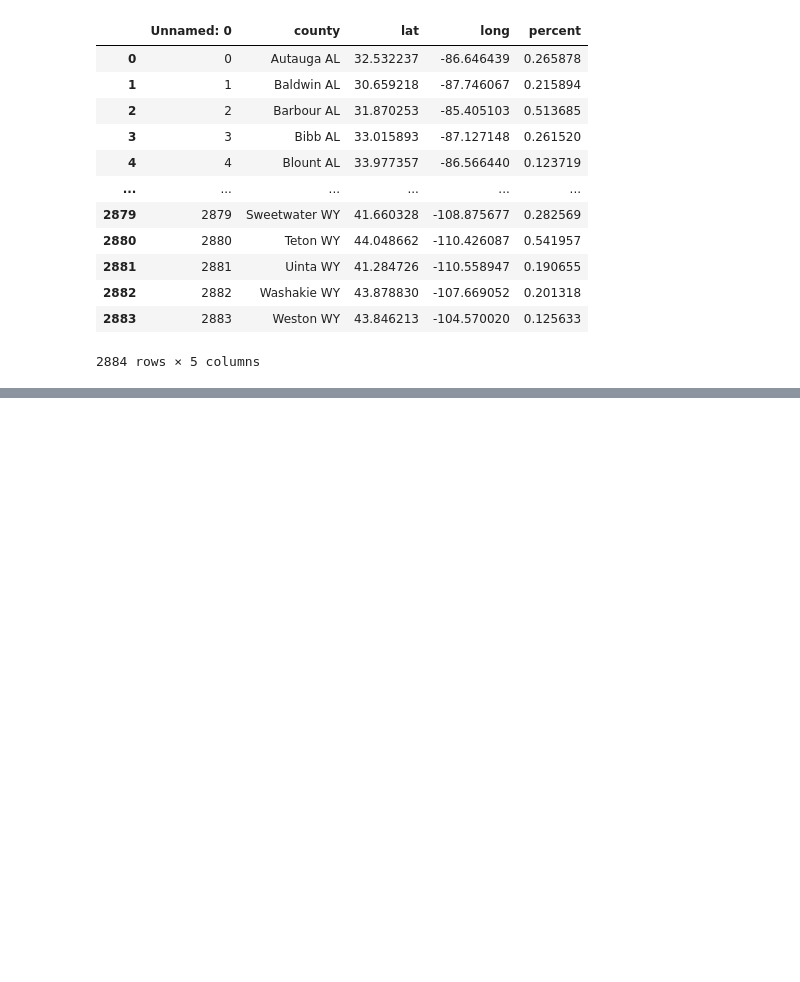
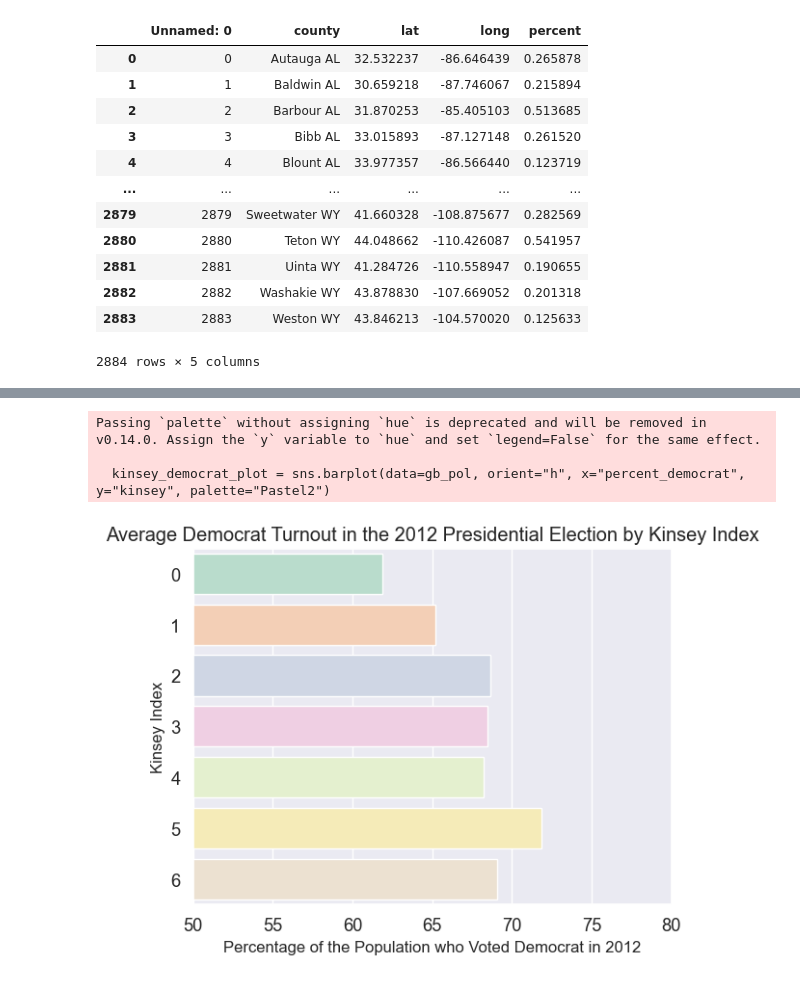
Before and after one commit to almsam/data-analysis-project-remastered, a Jupyter notebook: part 4 - geographical strata.ipynb, the cells around one changed output, grey strips where cells are left out. Cells and saved outputs as stored; diff of their text form; code cells hidden in the pictures; blank space fills up the shorter version.

```diff
--- a/part 4 - geographical strata.ipynb
+++ b/part 4 - geographical strata.ipynb
@@ -68,0 +100,12 @@ pol = pd.read_csv("data/pre processed/election-2012.csv"); pol
+# %%
+gb_pol = gb.groupby("kinsey").mean().reset_index()
+
+gb_pol["percent_democrat"] = gb_pol["percent_democrat"] * 100
+
+kinsey_democrat_plot = sns.barplot(data=gb_pol, orient="h", x="percent_democrat", y="kinsey", palette="Pastel2")
+_ = kinsey_democrat_plot.set(xlabel="Percentage of the Population who Voted Democrat in 2012", ylabel="Kinsey Index", title="Average Democrat Turnout in the 2012 Presidential Election by Kinsey Index", xlim=(50,80))
+# %% [output]
+Passing `palette` without assigning `hue` is deprecated and will be removed in v0.14.0. Assign the `y` variable to `hue` and set `legend=False` for the same effect.
+
+  kinsey_democrat_plot = sns.barplot(data=gb_pol, orient="h", x="percent_democrat", y="kinsey", palette="Pastel2")
+[figure, added]
```
Also changed, not shown: parts of 4 cells of this notebook.
